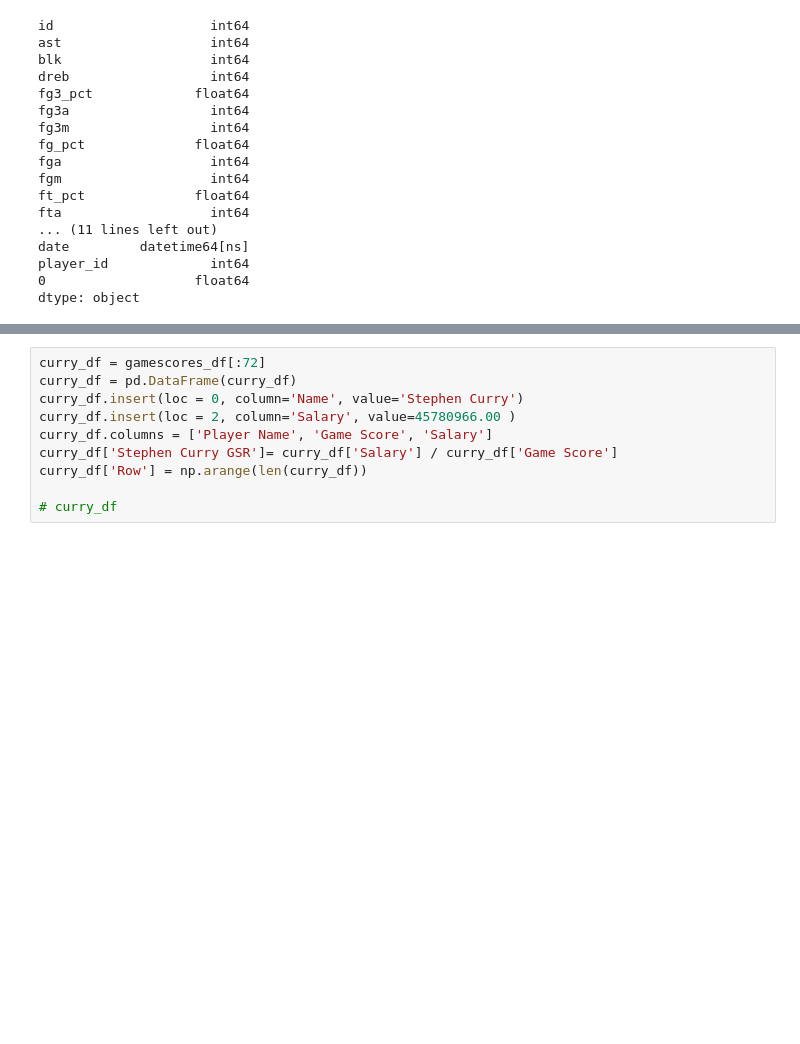
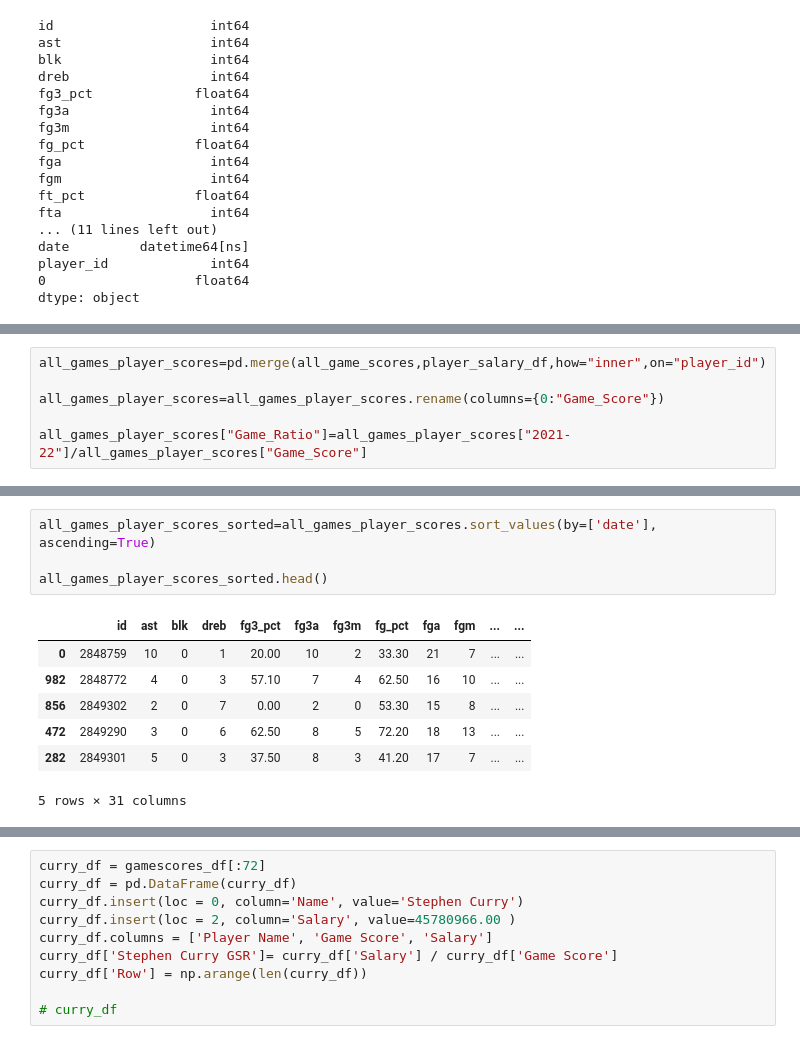
Before and after one commit to tylergusmyers/nba_analyzer, a Jupyter notebook: all_stats_11_16.ipynb, the cells around one changed output, grey strips where cells are left out. Saved outputs shown, nothing was run; the diff lists cells and outputs as text; blank space fills up the shorter version.

```diff
--- a/all_stats_11_16.ipynb
+++ b/all_stats_11_16.ipynb
@@ -217,0 +223,6 @@ player_salary_df['player_id']
+# %%
+all_games_player_scores=pd.merge(all_game_scores,player_salary_df,how="inner",on="player_id")
+
+all_games_player_scores=all_games_player_scores.rename(columns={0:"Game_Score"})
+
+all_games_player_scores["Game_Ratio"]=all_games_player_scores["2021-22"]/all_games_player_scores["Game_Score"]
@@ -217,0 +242,12 @@ player_salary_df['player_id']
+# %%
+all_games_player_scores_sorted=all_games_player_scores.sort_values(by=['date'], ascending=True)
+
+all_games_player_scores_sorted.head()
+# %% [output]
+|  | id | ast | blk | dreb | fg3_pct | fg3a | fg3m | fg_pct | fga | fgm | ... | ... |
+| 0 | 2848759 | 10 | 0 | 1 | 20.00 | 10 | 2 | 33.30 | 21 | 7 | ... | ... |
+| 982 | 2848772 | 4 | 0 | 3 | 57.10 | 7 | 4 | 62.50 | 16 | 10 | ... | ... |
+| 856 | 2849302 | 2 | 0 | 7 | 0.00 | 2 | 0 | 53.30 | 15 | 8 | ... | ... |
+| 472 | 2849290 | 3 | 0 | 6 | 62.50 | 8 | 5 | 72.20 | 18 | 13 | ... | ... |
+| 282 | 2849301 | 5 | 0 | 3 | 37.50 | 8 | 3 | 41.20 | 17 | 7 | ... | ... |
+5 rows × 31 columns
```
Also changed, not shown: parts of 4 cells of this notebook.
